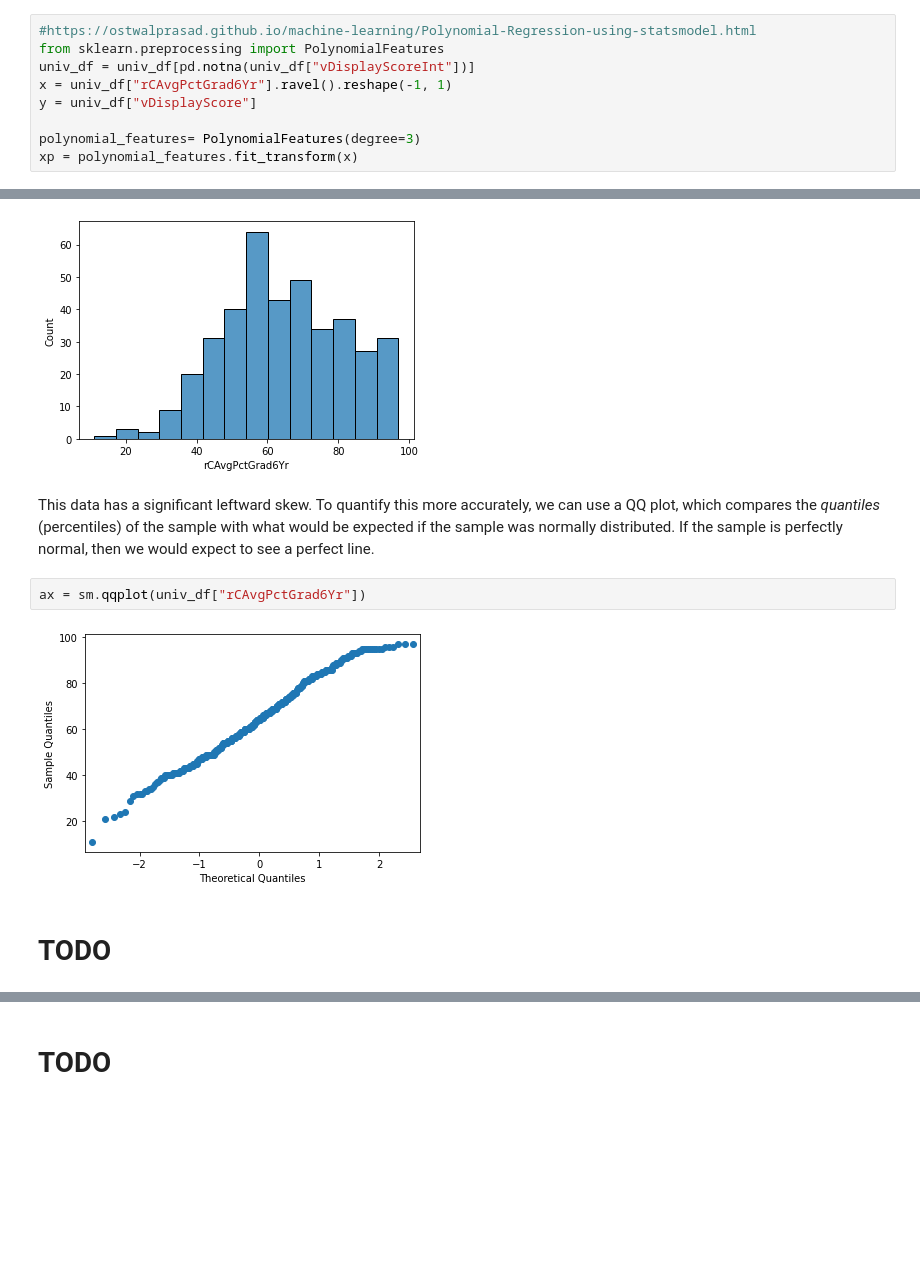
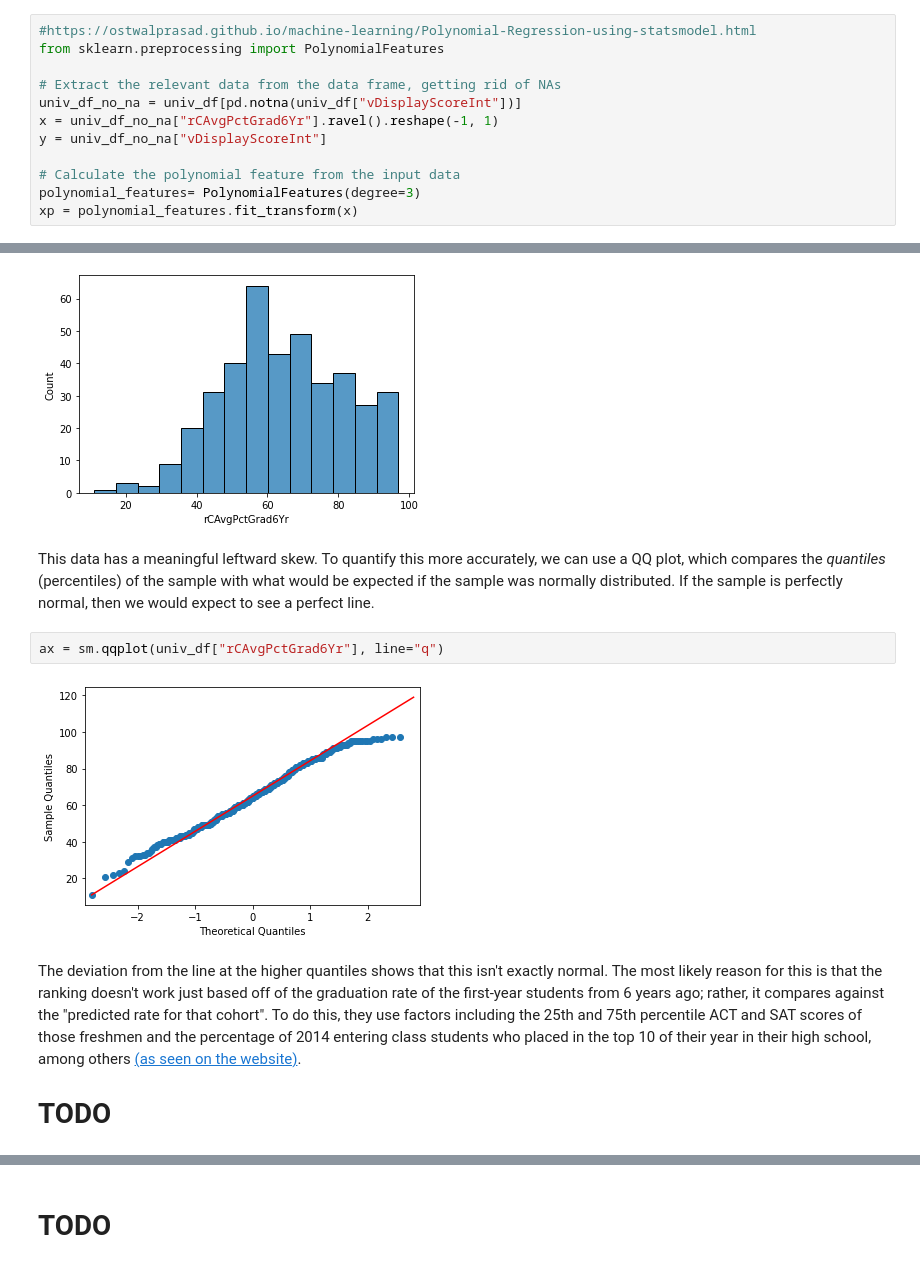
Before and after one commit to Aurathic/USNews-Colleges-Web-Scraper, a Jupyter notebook: python_web_scraper/web_scraping_2.ipynb, the cells around one changed output, grey strips where cells are left out. Saved outputs shown, nothing was run; the diff lists cells and outputs as text; blank space fills up the shorter version.

```diff
--- a/python_web_scraper/web_scraping_2.ipynb
+++ b/python_web_scraper/web_scraping_2.ipynb
@@ -269,10 +269,13 @@ The apparent strength of the graduation rate versus score relationship on the gr
 # %%
 #https://ostwalprasad.github.io/machine-learning/Polynomial-Regression-using-statsmodel.html
 from sklearn.preprocessing import PolynomialFeatures
-univ_df = univ_df[pd.notna(univ_df["vDisplayScoreInt"])]
-x = univ_df["rCAvgPctGrad6Yr"].ravel().reshape(-1, 1)
-y = univ_df["vDisplayScore"]
 
+# Extract the relevant data from the data frame, getting rid of NAs
+univ_df_no_na = univ_df[pd.notna(univ_df["vDisplayScoreInt"])]
+x = univ_df_no_na["rCAvgPctGrad6Yr"].ravel().reshape(-1, 1)
+y = univ_df_no_na["vDisplayScoreInt"]
+
+# Calculate the polynomial feature from the input data
 polynomial_features= PolynomialFeatures(degree=3)
 xp = polynomial_features.fit_transform(x)
 # %%
@@ -335,11 +336,12 @@ sns.histplot(x="rCAvgPctGrad6Yr",data=univ_df,bins=14)
 <AxesSubplot:xlabel='rCAvgPctGrad6Yr', ylabel='Count'>
 [figure]
 # %% [markdown]
-This data has a significant leftward skew. To quantify this more accurately, we can use a QQ plot, which compares the *quantiles* (percentiles) of the sample with what would be expected if the sample was normally distributed. If the sample is perfectly normal, then we would expect to see a perfect line.
+This data has a meaningful leftward skew. To quantify this more accurately, we can use a QQ plot, which compares the *quantiles* (percentiles) of the sample with what would be expected if the sample was normally distributed. If the sample is perfectly normal, then we would expect to see a perfect line.
 # %%
-ax = sm.qqplot(univ_df["rCAvgPctGrad6Yr"])
+ax = sm.qqplot(univ_df["rCAvgPctGrad6Yr"], line="q")
 # %% [output]
-[figure, old version]
+[figure, new version]
 # %% [markdown]
+The deviation from the line at the higher quantiles shows that this isn't exactly normal. The most likely reason for this is that the ranking doesn't work just based off of the graduation rate of the first-year students from 6 years ago; rather, it compares against the "predicted rate for that cohort". To do this, they use factors including the 25th and 75th percentile ACT and SAT scores of those freshmen and the percentage of 2014 entering class students who placed in the top 10 of their year in their high school, among others [(as seen on the website)](https://www.usnews.com/media/best-colleges/graduation-rate-performance).
 # TODO
 # %%
```
Also changed, not shown: parts of 34 cells of this notebook.
